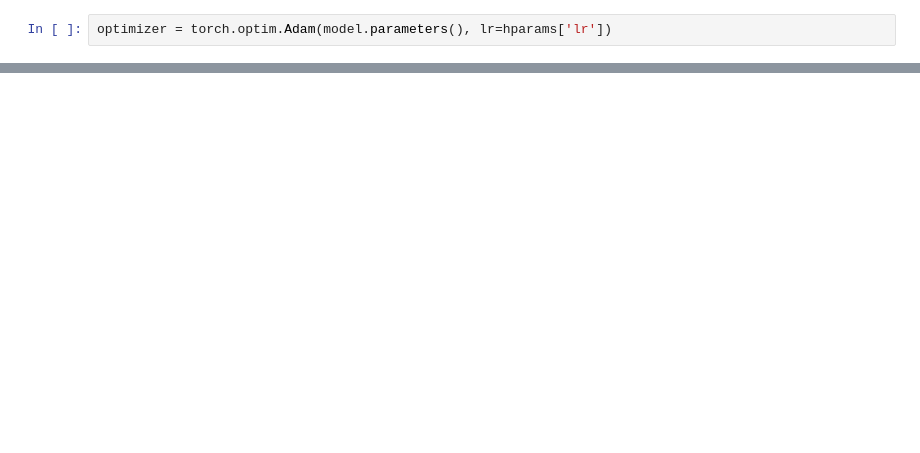
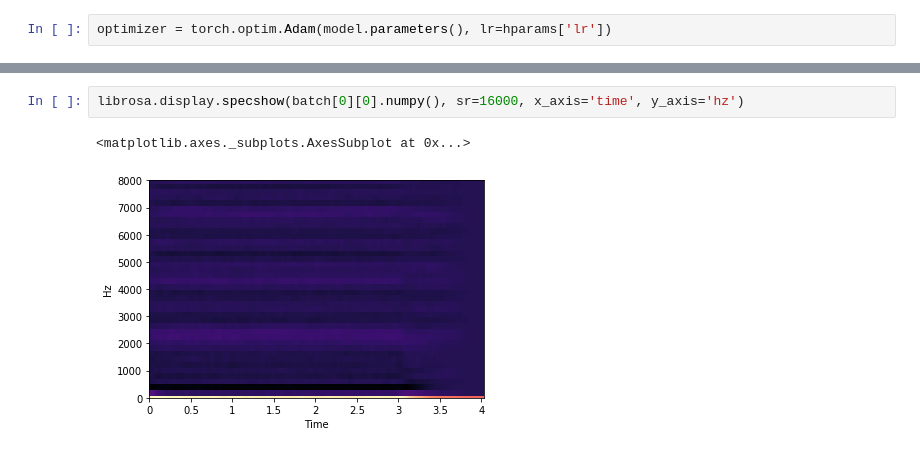
Before and after one commit to pgigioli/music_ml, a Jupyter notebook: train_autoencoder.ipynb, the cells around one changed output, grey strips where cells are left out. Drawn from its saved outputs; the diff is of its cells as text; blank space fills up the shorter version.

```diff
--- a/train_autoencoder.ipynb
+++ b/train_autoencoder.ipynb
@@ -78,0 +148,5 @@ tensor(0.6988, grad_fn=<BinaryCrossEntropyBackward>)
+# %%
+librosa.display.specshow(batch[0][0].numpy(), sr=16000, x_axis='time', y_axis='hz')
+# %% [output]
+<matplotlib.axes._subplots.AxesSubplot at 0x...>
+[figure, added]
```
Also changed, not shown: parts of 23 cells of this notebook, 2 other files.
